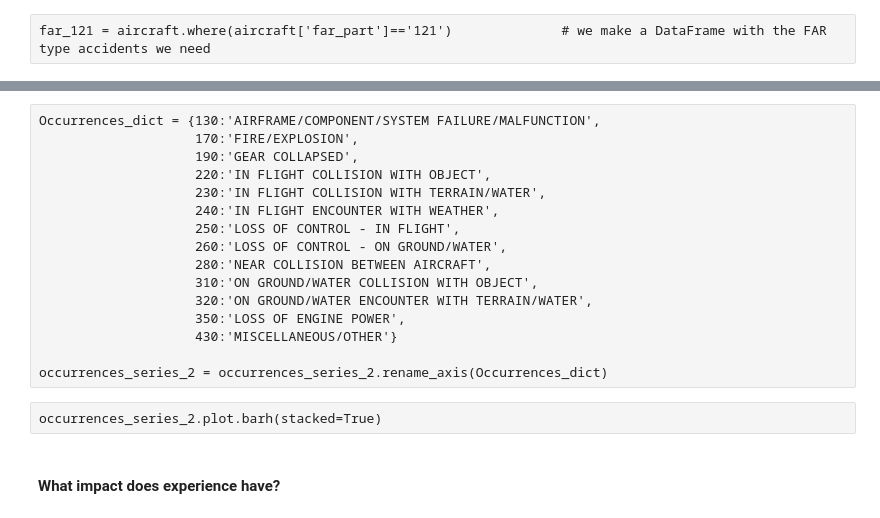
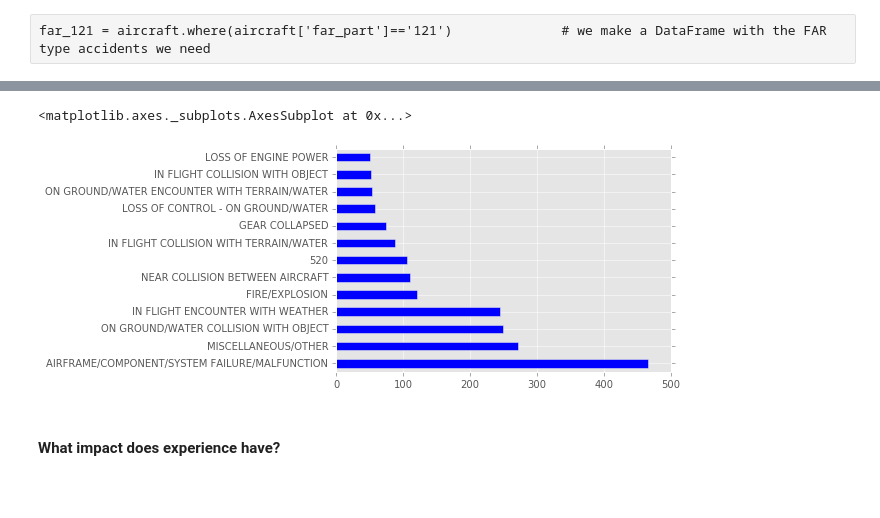
Before and after one commit to AeroPython/remove-before-flight, a Jupyter notebook: talk.ipynb, the cells around one changed output, grey strips where cells are left out. Drawn from its saved outputs; the diff is of its cells as text; code cells hidden in the pictures; blank space fills up the shorter version.

```diff
--- a/talk.ipynb
+++ b/talk.ipynb
@@ -529,21 +541,38 @@ occurrences_series_2 = occurrences_series_2[0:13]
-# %% [raw]
-Occurrences_dict = {130:'AIRFRAME/COMPONENT/SYSTEM FAILURE/MALFUNCTION',
-                    170:'FIRE/EXPLOSION',
-                    190:'GEAR COLLAPSED',
-                    220:'IN FLIGHT COLLISION WITH OBJECT',
-                    230:'IN FLIGHT COLLISION WITH TERRAIN/WATER',
-                    240:'IN FLIGHT ENCOUNTER WITH WEATHER',
-                    250:'LOSS OF CONTROL - IN FLIGHT',
-                    260:'LOSS OF CONTROL - ON GROUND/WATER',
-                    280:'NEAR COLLISION BETWEEN AIRCRAFT',
-                    310:'ON GROUND/WATER COLLISION WITH OBJECT',
-                    320:'ON GROUND/WATER ENCOUNTER WITH TERRAIN/WATER',
-                    350:'LOSS OF ENGINE POWER',
-                    430:'MISCELLANEOUS/OTHER'}
-
-occurrences_series_2 = occurrences_series_2.rename_axis(Occurrences_dict)
-# %% [raw]
-occurrences_series_2.plot.barh(stacked=True)
+# %%
+occurrences['Occurrence_Code'] = occurrences['Occurrence_Code'].replace(to_replace=[131,171,172,191,192,193,195,232,271,351,352,
+                                                                                    353,354],
+                                                                        value=     [130,170,170,190,190,190,190,230,270,520,520,
+                                                                                    350,350])
+# %%
+a = occurrences['ev_id'].isin(far_121['ev_id'])
+a_1 = events['ev_id'].isin(far_121['ev_id'])
+
+occurrences_1 = occurrences[a]
+events_1 = events[a_1]
+
+occurrences_series_2 = occurrences_1['Occurrence_Code'].value_counts()
+occurrences_series_2 = occurrences_series_2[0:13]
+# %%
+Occurrences_dict = {130:'AIRFRAME/COMPONENT/SYSTEM FAILURE/MALFUNCTION',
+                    170:'FIRE/EXPLOSION',
+                    190:'GEAR COLLAPSED',
+                    220:'IN FLIGHT COLLISION WITH OBJECT',
+                    230:'IN FLIGHT COLLISION WITH TERRAIN/WATER',
+                    240:'IN FLIGHT ENCOUNTER WITH WEATHER',
+                    250:'LOSS OF CONTROL - IN FLIGHT',
+                    260:'LOSS OF CONTROL - ON GROUND/WATER',
+                    280:'NEAR COLLISION BETWEEN AIRCRAFT',
+                    310:'ON GROUND/WATER COLLISION WITH OBJECT',
+                    320:'ON GROUND/WATER ENCOUNTER WITH TERRAIN/WATER',
+                    350:'LOSS OF ENGINE POWER',
+                    430:'MISCELLANEOUS/OTHER'}
+
+occurrences_series_2 = occurrences_series_2.rename_axis(Occurrences_dict)
+# %%
+occurrences_series_2.plot.barh(stacked=True)
+# %% [output]
+<matplotlib.axes._subplots.AxesSubplot at 0x...>
+[figure, added]
 # %% [markdown]
 #### What impact does experience have?
 # %%
```
Also changed, not shown: parts of 34 cells of this notebook.
